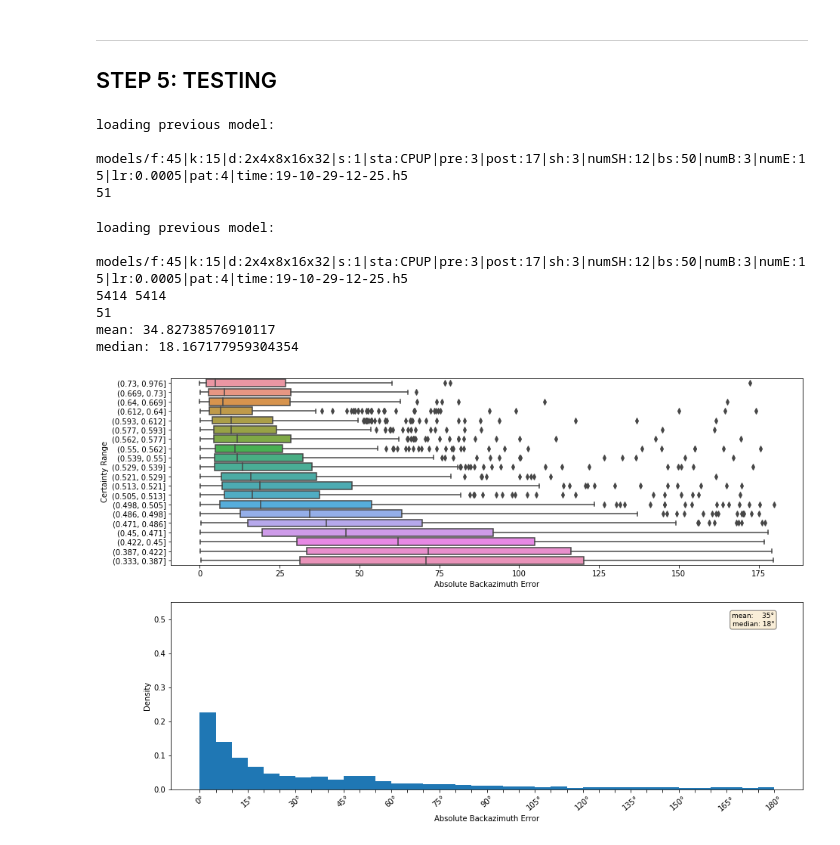
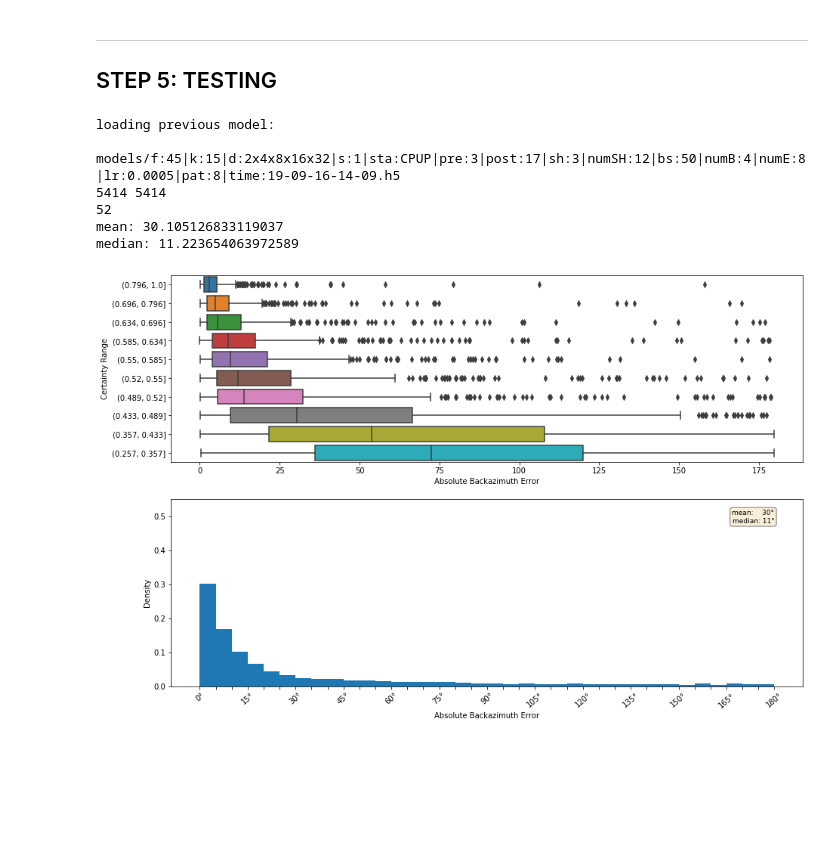
Before and after one commit to joshuadickey/baz-net, a Jupyter notebook: BazNet.ipynb, the cells around one changed output. Cells and saved outputs as stored; diff of their text form; code cells hidden in the pictures; blank space fills up the shorter version.

```diff
--- a/BazNet.ipynb
+++ b/BazNet.ipynb
@@ -73,10 +87,10 @@ def read_cat(cat_file):
     cat['TIME'] = pd.to_datetime(cat['TIME'])
     return cat
 # %%
-cat_CPUP = read_cat('data/Y_CPUP_20_180.csv')
-cat_CMAR = read_cat('data/Y_CMAR_20_180.csv')
+cat_CPUP = read_cat('data/Y_CPUP.csv')
+cat_ASAR = read_cat('data/Y_ASAR.csv')
 display(cat_CPUP.STA.value_counts())
-display(cat_CMAR.STA.value_counts())
+display(cat_ASAR.STA.value_counts())
 # %% [output]
 CPUP    51385
 Name: STA, dtype: int64
@@ -198,3 +217,7 @@ plot_ERR(cat_CPUP['AZI_IDC_ERR'], 'IDC_polar')
+# %%
+fig, ax = plt.subplots(2,1, figsize=(15,10))
+plot_ERR(cat_CPUP["AZI_IDC_ERR"], ax=ax[0])
+plot_RES(cat_CPUP, q=13, ax=ax[1])
 # %% [markdown]
 ***
 
@@ -426,7 +469,7 @@ def DAT_normalize(X):
     X = X / np.expand_dims(np.expand_dims(np.abs(X).max(1).max(1), 1), 1)
     return X
 # %%
-dat = DAT_normalize(np.load('data/X_CPUP_20_180.npy'))
+dat = DAT_normalize(np.load('data/X_CPUP_5_20.npy'))
 # %%
 cat_trn = cat_CPUP.loc[cat_CPUP.TIME < '01-01-2016']
 dat_trn = np.take(dat, cat_trn.index, axis=0)
@@ -591,19 +634,6 @@ history = model.fit_generator(trn_gen, steps_per_epoch=t_step, epochs=5000,
 ***
 
 ## STEP 5: TESTING
-# %%
-pdict = {}
-pdict['iniW'] = model_id
-pdict['iniW'] = '19-10-29-12-25'
-model, model_name = load_custom_model(pdict)
-pdict = name2param(model_name)
-tst_gen = gen(cat_tst, dat_tst, pdict, orig_pre, all=True)
-X_tst, Y_tst = next(tst_gen)
-pred = np.asarray(model.predict(X_tst))
-# %% [output]
-loading previous model:
- models/f:45|k:15|d:2x4x8x16x32|s:1|sta:CPUP|pre:3|post:17|sh:3|numSH:12|bs:50|numB:3|numE:15|lr:0.0005|pat:4|time:19-10-29-12-25.h5
-51
 # %%
 def test_model(model_id, cat=None, dat=None, plot=False, q=8, orig_pre=20):
 
@@ -655,13 +685,13 @@ def test_model(model_id, cat=None, dat=None, plot=False, q=8, orig_pre=20):
 
     return cat
 # %%
-model_id = '19-10-29-12-25'
-cat_tst = test_model(model_id, cat_tst, dat_tst, True, orig_pre)
+model_id = '19-09-16-14-09'
+cat_tst = test_model(model_id, cat_tst, dat_tst, plot=True, q=10, orig_pre=orig_pre)
 # %% [output]
 loading previous model:
- models/f:45|k:15|d:2x4x8x16x32|s:1|sta:CPUP|pre:3|post:17|sh:3|numSH:12|bs:50|numB:3|numE:15|lr:0.0005|pat:4|time:19-10-29-12-25.h5
+ models/f:45|k:15|d:2x4x8x16x32|s:1|sta:CPUP|pre:3|post:17|sh:3|numSH:12|bs:50|numB:4|numE:8|lr:0.0005|pat:8|time:19-09-16-14-09.h5
 5414 5414
-51
-mean: 34.82738576910117
-median: 18.167177959304354
+52
+mean: 30.105126833119037
+median: 11.223654063972589
-[figure, old version]
+[figure, new version]
```
Also changed, not shown: parts of 16 cells of this notebook.
